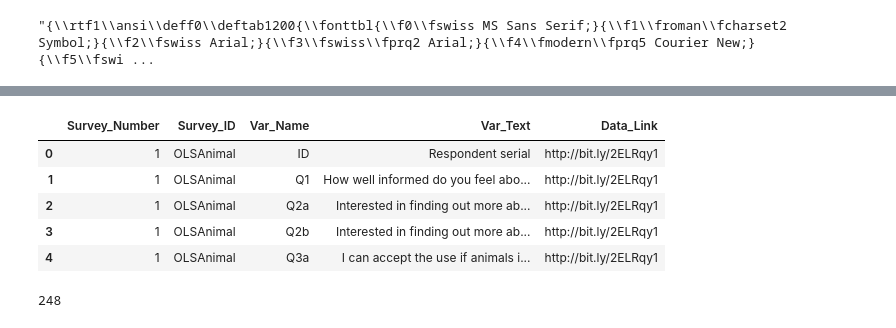
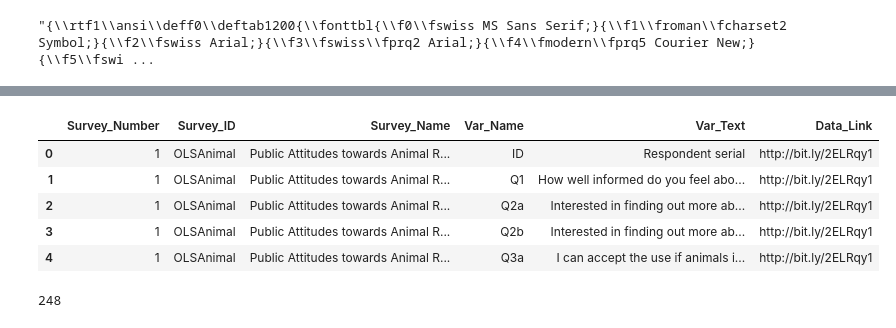
Before and after one commit to bethbailey/survey-search, a Jupyter notebook: Data/Public Attitudes towards Animal Research 2016/Cleaning OLS Animal Data.ipynb, the cells around one changed output, grey strips where cells are left out. Cells and saved outputs as stored; diff of their text form; code cells hidden in the pictures.

Commit message:
Adding name column

```diff
--- a/Data/Public Attitudes towards Animal Research 2016/Cleaning OLS Animal Data.ipynb
+++ b/Data/Public Attitudes towards Animal Research 2016/Cleaning OLS Animal Data.ipynb
@@ -42,20 +42,21 @@ cleaned_data = pd.DataFrame()
 for tuple in enumerate(question_tuples):
     survey_num = 1
     survey_id = "OLSAnimal"
+    survey_name = "Public Attitudes towards Animal Research 2016"
     var_name = var_name_tuples[tuple[0]][1]
     question = tuple[1][1]
     link = "http://bit.ly/2ELRqy1"
-    cleaned_data = cleaned_data.append([[survey_num, survey_id, var_name, question, link]], ignore_index=True)
+    cleaned_data = cleaned_data.append([[survey_num, survey_id, survey_name, var_name, question, link]], ignore_index=True)
 # %%
-cleaned_data.columns = ["Survey_Number","Survey_ID", "Var_Name", "Var_Text", "Data_Link"]
+cleaned_data.columns = ["Survey_Number","Survey_ID", "Survey_Name", "Var_Name", "Var_Text", "Data_Link"]
 cleaned_data.head()
 # %% [output]
-|  | Survey_Number | Survey_ID | Var_Name | Var_Text | Data_Link |
-| 0 | 1 | OLSAnimal | ID | Respondent serial | http://bit.ly/2ELRqy1 |
-| 1 | 1 | OLSAnimal | Q1 | How well informed do you feel abo... | http://bit.ly/2ELRqy1 |
-| 2 | 1 | OLSAnimal | Q2a | Interested in finding out more ab... | http://bit.ly/2ELRqy1 |
-| 3 | 1 | OLSAnimal | Q2b | Interested in finding out more ab... | http://bit.ly/2ELRqy1 |
-| 4 | 1 | OLSAnimal | Q3a | I can accept the use if animals i... | http://bit.ly/2ELRqy1 |
+|  | Survey_Number | Survey_ID | Survey_Name | Var_Name | Var_Text | Data_Link |
+| 0 | 1 | OLSAnimal | Public Attitudes towards Animal R... | ID | Respondent serial | http://bit.ly/2ELRqy1 |
+| 1 | 1 | OLSAnimal | Public Attitudes towards Animal R... | Q1 | How well informed do you feel abo... | http://bit.ly/2ELRqy1 |
+| 2 | 1 | OLSAnimal | Public Attitudes towards Animal R... | Q2a | Interested in finding out more ab... | http://bit.ly/2ELRqy1 |
+| 3 | 1 | OLSAnimal | Public Attitudes towards Animal R... | Q2b | Interested in finding out more ab... | http://bit.ly/2ELRqy1 |
+| 4 | 1 | OLSAnimal | Public Attitudes towards Animal R... | Q3a | I can accept the use if animals i... | http://bit.ly/2ELRqy1 |
 # %%
 len(cleaned_data)
 # %% [output]
```
Also changed, not shown: parts of 3 cells of this notebook, 3 other files.
